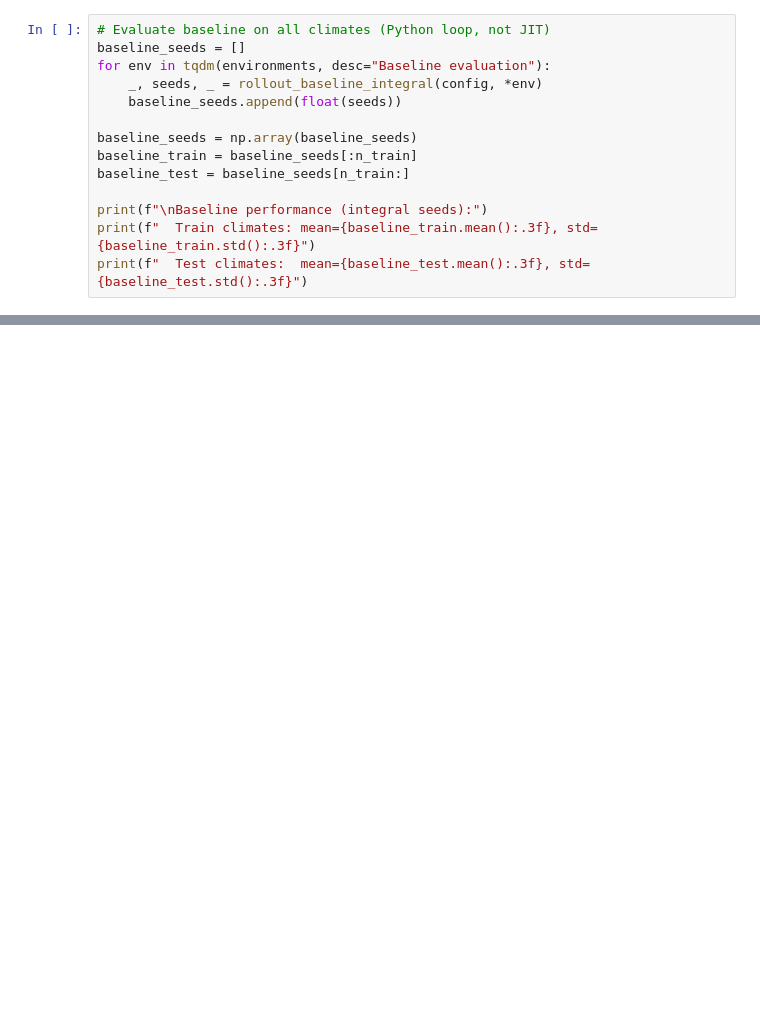
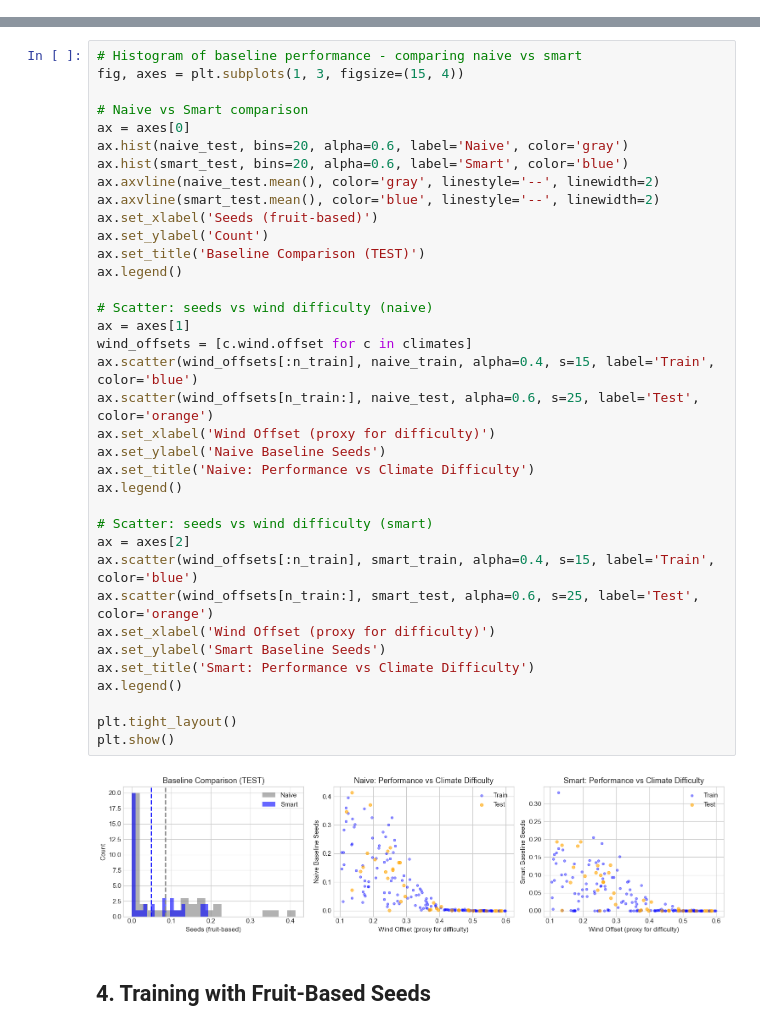
Before and after one commit to ndouglas/arborhedron, a Jupyter notebook: notebooks/05_robust_evaluation.ipynb, the cells around one changed output, grey strips where cells are left out. Cells and saved outputs as stored; diff of their text form; blank space fills up the shorter version.

Commit message:
Add fruiting.

```diff
--- a/notebooks/05_robust_evaluation.ipynb
+++ b/notebooks/05_robust_evaluation.ipynb
@@ -234,14 +257,0 @@ plt.show()
-# %%
-# Evaluate baseline on all climates (Python loop, not JIT)
-baseline_seeds = []
-for env in tqdm(environments, desc="Baseline evaluation"):
-    _, seeds, _ = rollout_baseline_integral(config, *env)
-    baseline_seeds.append(float(seeds))
-
-baseline_seeds = np.array(baseline_seeds)
-baseline_train = baseline_seeds[:n_train]
-baseline_test = baseline_seeds[n_train:]
-
-print(f"\nBaseline performance (integral seeds):")
-print(f"  Train climates: mean={baseline_train.mean():.3f}, std={baseline_train.std():.3f}")
-print(f"  Test climates:  mean={baseline_test.mean():.3f}, std={baseline_test.std():.3f}")
@@ -336 +373,41 @@ Training functions defined.
+# %%
+# Histogram of baseline performance - comparing naive vs smart
+fig, axes = plt.subplots(1, 3, figsize=(15, 4))
+
+# Naive vs Smart comparison
+ax = axes[0]
+ax.hist(naive_test, bins=20, alpha=0.6, label='Naive', color='gray')
+ax.hist(smart_test, bins=20, alpha=0.6, label='Smart', color='blue')
+ax.axvline(naive_test.mean(), color='gray', linestyle='--', linewidth=2)
+ax.axvline(smart_test.mean(), color='blue', linestyle='--', linewidth=2)
+ax.set_xlabel('Seeds (fruit-based)')
+ax.set_ylabel('Count')
+ax.set_title('Baseline Comparison (TEST)')
+ax.legend()
+
+# Scatter: seeds vs wind difficulty (naive)
+ax = axes[1]
+wind_offsets = [c.wind.offset for c in climates]
+ax.scatter(wind_offsets[:n_train], naive_train, alpha=0.4, s=15, label='Train', color='blue')
+ax.scatter(wind_offsets[n_train:], naive_test, alpha=0.6, s=25, label='Test', color='orange')
+ax.set_xlabel('Wind Offset (proxy for difficulty)')
+ax.set_ylabel('Naive Baseline Seeds')
+ax.set_title('Naive: Performance vs Climate Difficulty')
+ax.legend()
+
+# Scatter: seeds vs wind difficulty (smart)
+ax = axes[2]
+ax.scatter(wind_offsets[:n_train], smart_train, alpha=0.4, s=15, label='Train', color='blue')
+ax.scatter(wind_offsets[n_train:], smart_test, alpha=0.6, s=25, label='Test', color='orange')
+ax.set_xlabel('Wind Offset (proxy for difficulty)')
+ax.set_ylabel('Smart Baseline Seeds')
+ax.set_title('Smart: Performance vs Climate Difficulty')
+ax.legend()
+
+plt.tight_layout()
+plt.show()
+# %% [output]
+[figure, added]
+# %% [markdown]
+## 4. Training with Fruit-Based Seeds
 # %%
```
Also changed, not shown: parts of 35 cells of this notebook, 9 other files.
